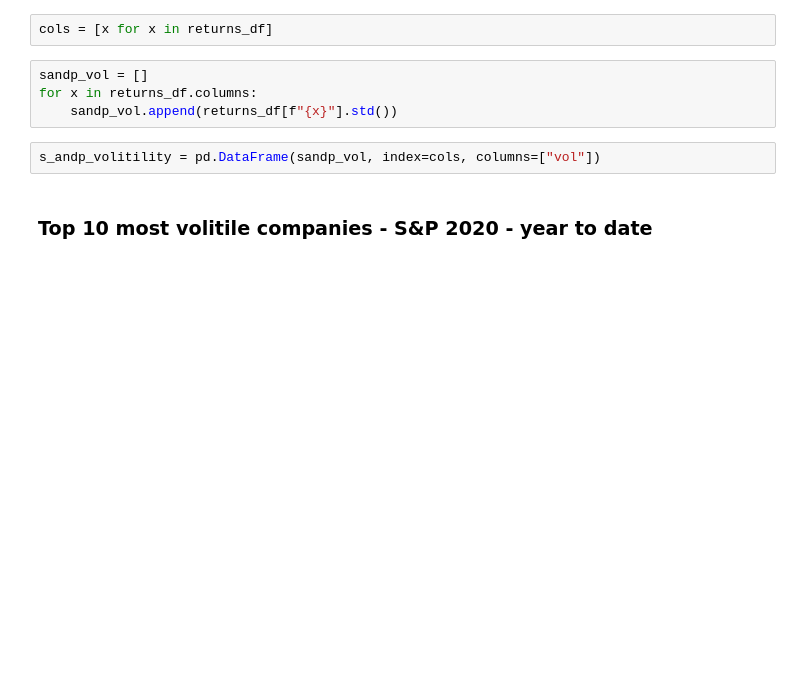
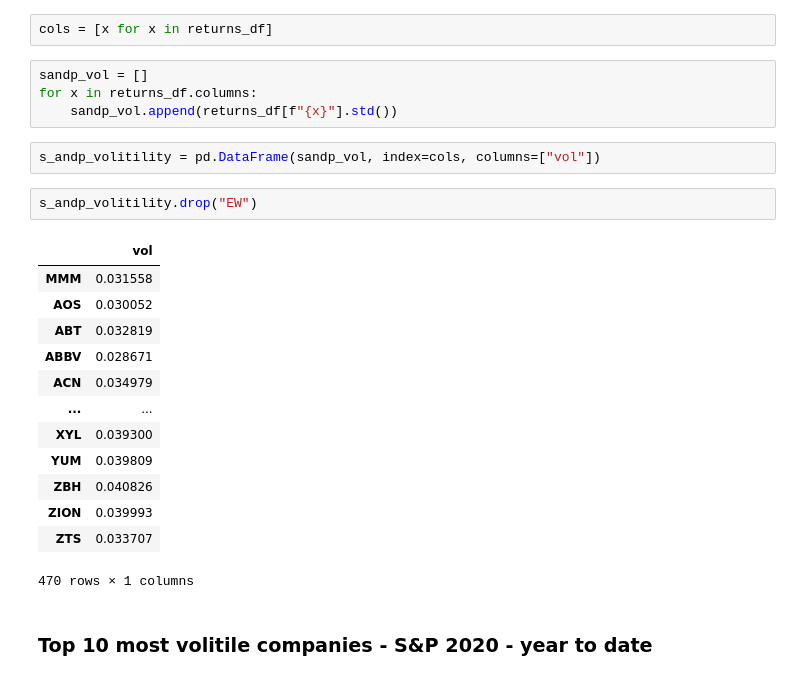
Before and after one commit to Berkat0789/Portfolio, a Jupyter notebook: Finance/S&P Daily Analysis - Returns/S&P and Nasdaq Daily returns analysis.ipynb, the cells around one changed output. Cells and saved outputs as stored; diff of their text form; blank space fills up the shorter version.

```diff
--- a/Finance/S&P Daily Analysis - Returns/S&P and Nasdaq Daily returns analysis.ipynb
+++ b/Finance/S&P Daily Analysis - Returns/S&P and Nasdaq Daily returns analysis.ipynb
@@ -230,6 +230,22 @@ for x in returns_df.columns:
     sandp_vol.append(returns_df[f"{x}"].std())
 # %%
 s_andp_volitility = pd.DataFrame(sandp_vol, index=cols, columns=["vol"])
+# %%
+s_andp_volitility.drop("EW")
+# %% [output]
+|  | vol |
+| MMM | 0.031558 |
+| AOS | 0.030052 |
+| ABT | 0.032819 |
+| ABBV | 0.028671 |
+| ACN | 0.034979 |
+| ... | ... |
+| XYL | 0.039300 |
+| YUM | 0.039809 |
+| ZBH | 0.040826 |
+| ZION | 0.039993 |
+| ZTS | 0.033707 |
+470 rows × 1 columns
 # %% [markdown]
 ### Top 10 most volitile companies - S&P 2020 - year to date
 # %%
```
Also changed, not shown: parts of 9 cells of this notebook, 38 other files.
